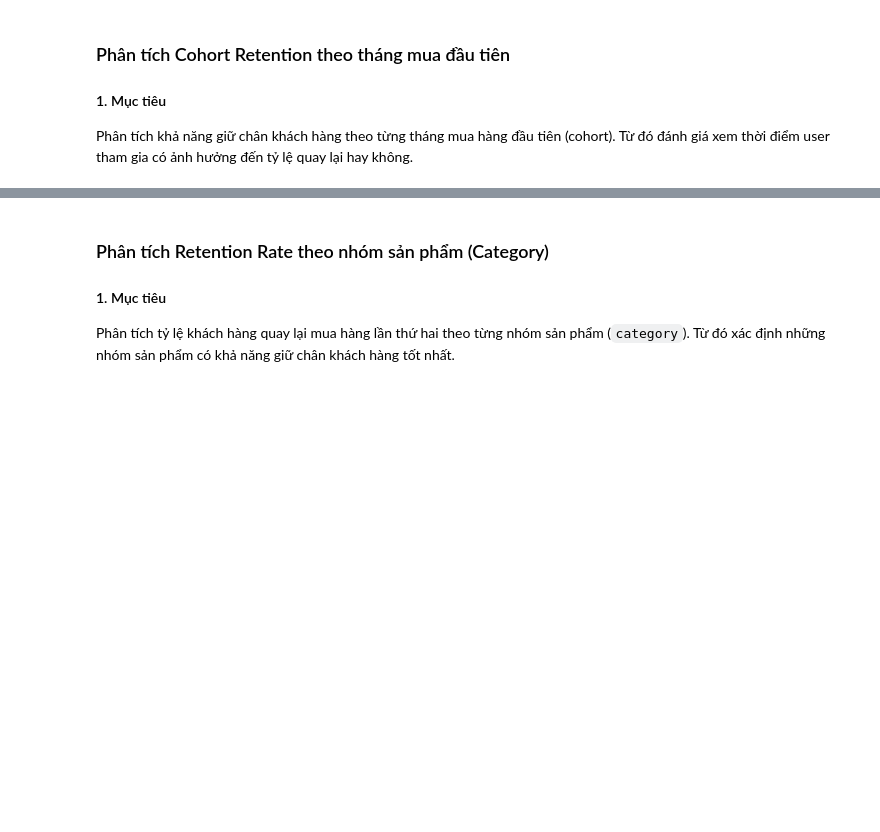
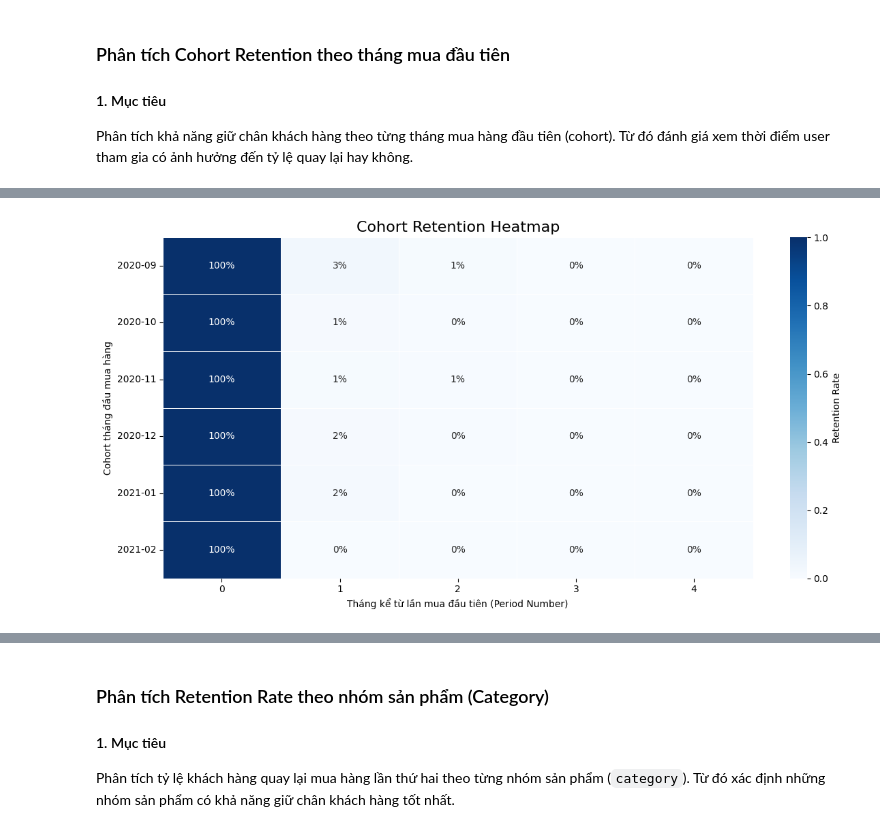
Before and after one commit to hanvocado/ecommerce-analysis, a Jupyter notebook: preprocess.ipynb, the cells around one changed output, grey strips where cells are left out. Cells and saved outputs as stored; diff of their text form; code cells hidden in the pictures; blank space fills up the shorter version.

```diff
--- a/preprocess.ipynb
+++ b/preprocess.ipynb
@@ -968,0 +878,21 @@ Biểu đồ line chart cho thấy sự dao động của tỷ lệ retention th
+# %%
+#Chuyển event_date thành Period tháng
+session_dates['session_month'] = pd.to_datetime(session_dates['event_date']).dt.to_period('M')
+print(session_dates.head())
+print("----------------------------------------------------------------------------------------------------")
+
+#  Xác định cohort_month (tháng mua đầu tiên) cho mỗi user
+first_month = (
+    session_dates
+    .groupby('user_id')['session_month']
+    .min()
+    .reset_index()
+    .rename(columns={'session_month': 'cohort_month'})
+)
+print(first_month.head())
+print("----------------------------------------------------------------------------------------------------")
+
+# Gộp cohort_month vào bảng session_dates
+cohort_data = session_dates.merge(first_month, on='user_id')
+print(cohort_data.columns)
+print(cohort_data[['user_id','session_month', 'cohort_month']].head())
@@ -968,0 +966,23 @@ Biểu đồ line chart cho thấy sự dao động của tỷ lệ retention th
+# %%
+import matplotlib.pyplot as plt
+import seaborn as sns
+
+retention.index = retention.index.astype(str)
+retention.columns = retention.columns.astype(str)
+
+plt.figure(figsize=(12, 6))
+sns.heatmap(
+    retention,
+    annot=True, fmt=".0%", cmap="Blues", linewidths=0.5, linecolor='white',
+    cbar_kws={'label': 'Retention Rate'}
+)
+
+plt.title("Cohort Retention Heatmap", fontsize=16)
+plt.xlabel("Tháng kể từ lần mua đầu tiên (Period Number)")
+plt.ylabel("Cohort tháng đầu mua hàng")
+plt.xticks(rotation=0)
+plt.yticks(rotation=0)
+plt.tight_layout()
+plt.show()
+# %% [output]
+[figure, added]
```
Also changed, not shown: parts of 30 cells of this notebook.
